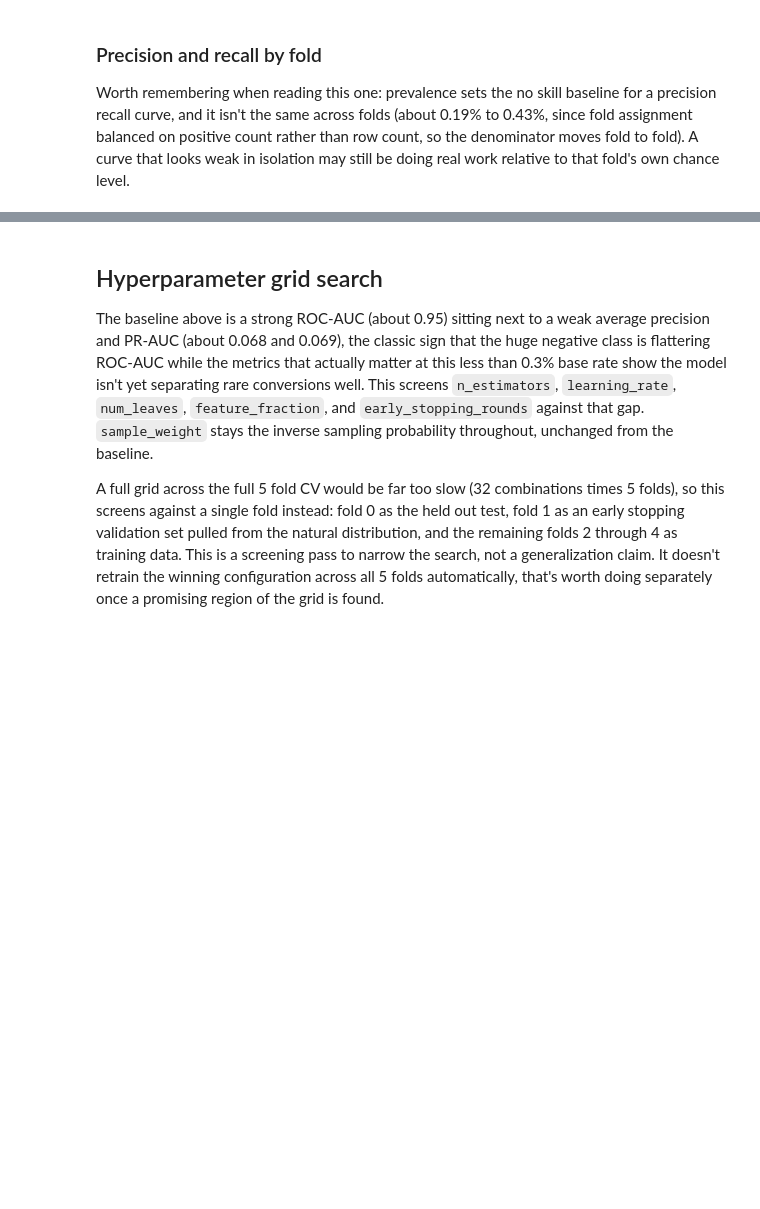
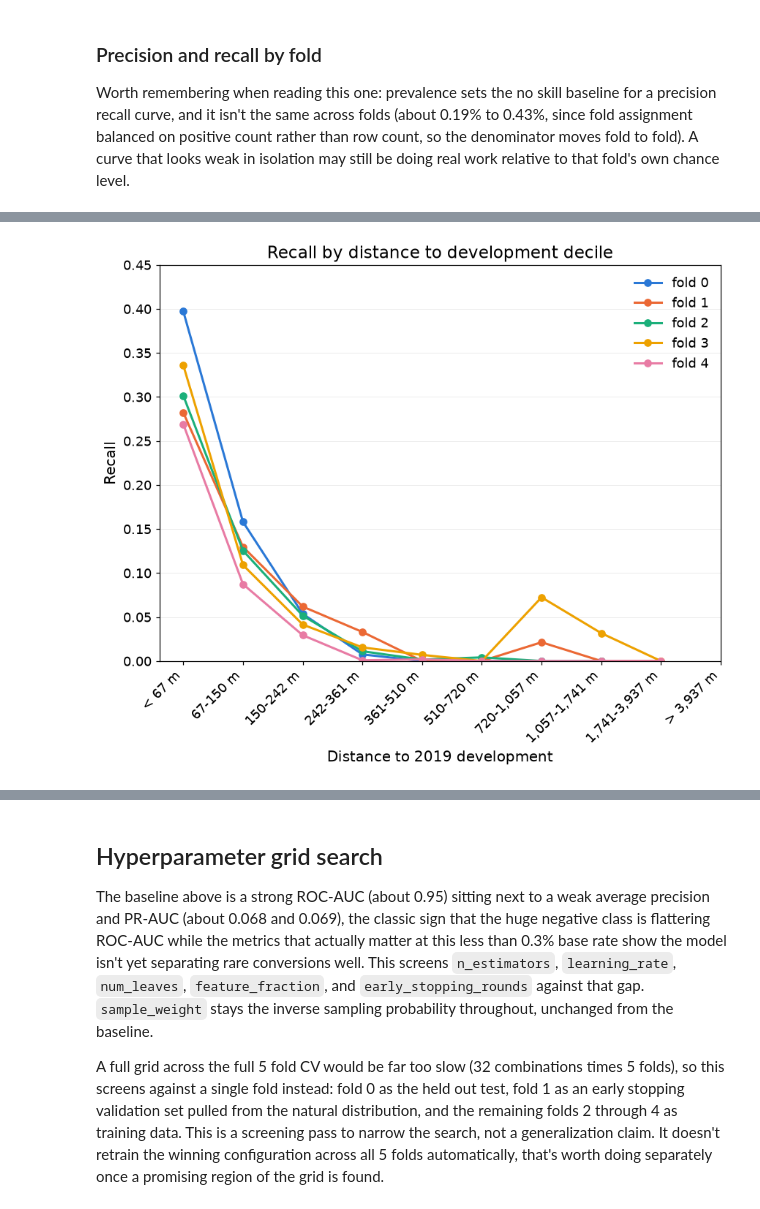
Before and after one commit to joshstallings/wetland_conversion, a Jupyter notebook: gradient_boosting.ipynb, the cells around one changed output, grey strips where cells are left out. Saved outputs shown, nothing was run; the diff lists cells and outputs as text; code cells hidden in the pictures; blank space fills up the shorter version.

```diff
--- a/gradient_boosting.ipynb
+++ b/gradient_boosting.ipynb
@@ -1326,0 +1509,21 @@ fig.savefig(f"{RESULTS_DIR}/pr_by_fold.png", dpi=150, bbox_inches="tight")
+# %%
+def predict_fold_with_dist(model, fold_id: int, log_mean: float, log_std: float,
+                           feature_cols: list[str] | None = None) -> tuple[np.ndarray, np.ndarray, np.ndarray]:
+    """Same streamed pass as predict_fold, plus dist_to_developed_2019_m per row,
+    since the decile breakdown below needs to know where each prediction sits."""
+    feature_cols = feature_cols or FEATURE_COLS
+    reader = con.execute(f"""
+        SELECT {DIST_COL}, {", ".join(BAND_COLS)},
+               CASE WHEN label = 1 THEN 1 ELSE 0 END AS {TARGET_COL}
+        FROM samples_fold
+        WHERE fold = {fold_id}
+    """).fetch_record_batch(TEST_BATCH_ROWS)
+
+    y_true, y_score, dist = [], [], []
+    for batch in reader:
+        df = batch.to_pandas()
+        df[DIST_NORM_COL] = (np.log1p(df[DIST_COL]) - log_mean) / log_std
+        y_score.append(model.predict_proba(df[feature_cols])[:, 1])
+        y_true.append(df[TARGET_COL].to_numpy())
+        dist.append(df[DIST_COL].to_numpy())
+    return np.concatenate(y_true), np.concatenate(y_score), np.concatenate(dist)
@@ -1326,0 +1582,22 @@ fig.savefig(f"{RESULTS_DIR}/pr_by_fold.png", dpi=150, bbox_inches="tight")
+# %%
+with plt.rc_context(SLIDE_RC):
+    fig, ax = plt.subplots(figsize=(9, 6.4))
+
+    for fold_id in range(K_FOLDS):
+        d = decile_metrics[decile_metrics["fold"] == fold_id]
+        ax.plot(d["decile"], d["recall"], marker="o", ms=6, lw=2,
+                color=FOLD_COLORS[fold_id], label=f"fold {fold_id}")
+
+    ax.set_xticks(range(10))
+    ax.set_xticklabels(DIST_DECILE_LABELS, rotation=45, ha="right")
+    ax.set_xlabel("Distance to 2019 development")
+    ax.set_ylabel("Recall")
+    ax.set_ylim(0, 0.45)
+    ax.set_title("Recall by distance to development decile")
+    ax.legend(loc="upper right", frameon=False)
+    ax.grid(axis="y", alpha=0.25, lw=0.6)
+    ax.set_axisbelow(True)
+    fig.savefig(f"{MODEL_ANALYSIS_DIR}/recall_by_distance_decile.png")
+    plt.show()
+# %% [output]
+[figure, added]
```
Also changed, not shown: parts of 44 cells of this notebook, 36 other files.
